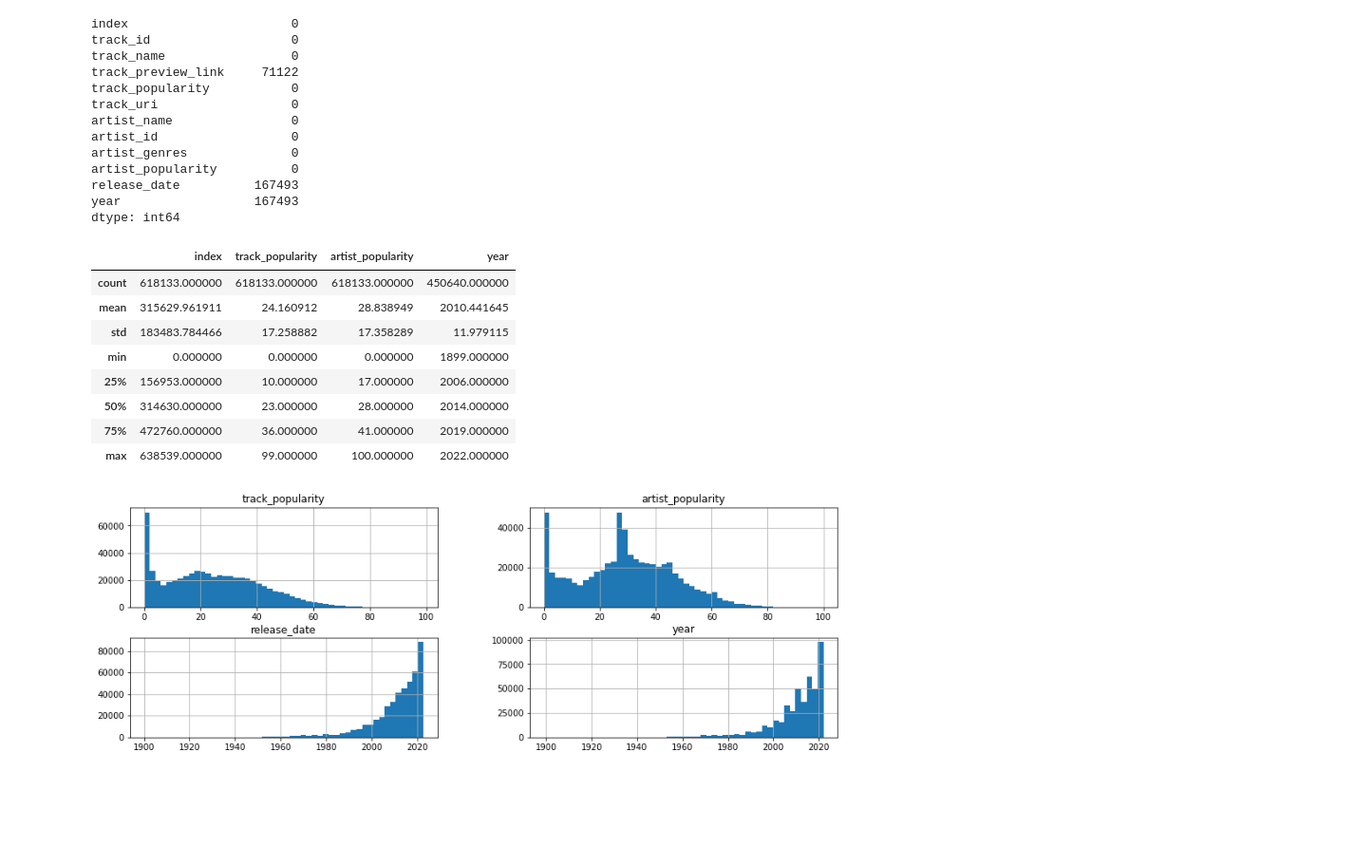
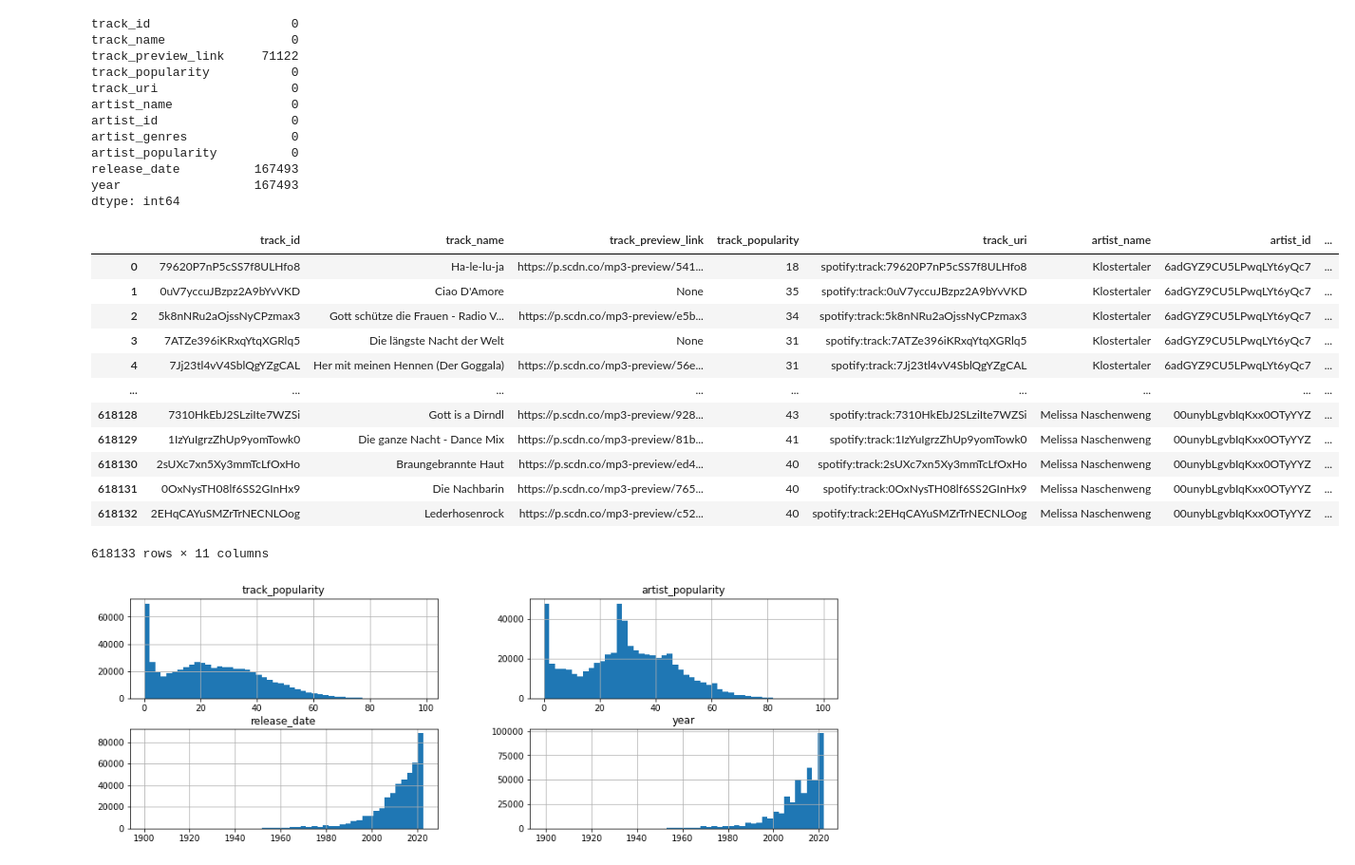
Before and after one commit to rollingstorms/Sound-Content-Music-Recommendation-System, a Jupyter notebook: Spotify EDA.ipynb, the cells around one changed output. Shown at 95% size. Cells and saved outputs as stored; diff of their text form; code cells hidden in the pictures; blank space fills up the shorter version.

```diff
--- a/Spotify EDA.ipynb
+++ b/Spotify EDA.ipynb
@@ -5,7 +5,7 @@ import matplotlib.pyplot as plt
 # %%
 tracks_df = feather.read_feather('data/all_tracks.feather')
 # %%
-tracks_df = tracks_df.drop_duplicates(subset=['track_id']).reset_index()
+tracks_df = tracks_df.drop_duplicates(subset=['track_id']).reset_index(drop=True)
 # %%
 tracks_df['release_date'] = pd.to_datetime(tracks_df['release_date'],  errors='coerce', infer_datetime_format=True)
 # %%
@@ -13,7 +13,6 @@ tracks_df['year'] = tracks_df['release_date'].dt.year
 # %%
 tracks_df.isna().sum()
 # %% [output]
-index                      0
 track_id                   0
 track_name                 0
 track_preview_link     71122
@@ -27,17 +26,21 @@ release_date          167493
 year                  167493
 dtype: int64
 # %%
-tracks_df.describe()
+tracks_df
 # %% [output]
-|  | index | track_popularity | artist_popularity | year |
-| count | 618133.000000 | 618133.000000 | 618133.000000 | 450640.000000 |
-| mean | 315629.961911 | 24.160912 | 28.838949 | 2010.441645 |
-| std | 183483.784466 | 17.258882 | 17.358289 | 11.979115 |
-| min | 0.000000 | 0.000000 | 0.000000 | 1899.000000 |
-| 25% | 156953.000000 | 10.000000 | 17.000000 | 2006.000000 |
-| 50% | 314630.000000 | 23.000000 | 28.000000 | 2014.000000 |
-| 75% | 472760.000000 | 36.000000 | 41.000000 | 2019.000000 |
-| max | 638539.000000 | 99.000000 | 100.000000 | 2022.000000 |
+|  | track_id | track_name | track_preview_link | track_popularity | track_uri | artist_name | artist_id | ... |
+| 0 | 79620P7nP5cSS7f8ULHfo8 | Ha-le-lu-ja | https://p.scdn.co/mp3-preview/541... | 18 | spotify:track:79620P7nP5cSS7f8ULHfo8 | Klostertaler | 6adGYZ9CU5LPwqLYt6yQc7 | ... |
+| 1 | 0uV7yccuJBzpz2A9bYvVKD | Ciao D'Amore | None | 35 | spotify:track:0uV7yccuJBzpz2A9bYvVKD | Klostertaler | 6adGYZ9CU5LPwqLYt6yQc7 | ... |
+| 2 | 5k8nNRu2aOjssNyCPzmax3 | Gott schütze die Frauen - Radio V... | https://p.scdn.co/mp3-preview/e5b... | 34 | spotify:track:5k8nNRu2aOjssNyCPzmax3 | Klostertaler | 6adGYZ9CU5LPwqLYt6yQc7 | ... |
+| 3 | 7ATZe396iKRxqYtqXGRlq5 | Die längste Nacht der Welt | None | 31 | spotify:track:7ATZe396iKRxqYtqXGRlq5 | Klostertaler | 6adGYZ9CU5LPwqLYt6yQc7 | ... |
+| 4 | 7Jj23tl4vV4SblQgYZgCAL | Her mit meinen Hennen (Der Goggala) | https://p.scdn.co/mp3-preview/56e... | 31 | spotify:track:7Jj23tl4vV4SblQgYZgCAL | Klostertaler | 6adGYZ9CU5LPwqLYt6yQc7 | ... |
+| ... | ... | ... | ... | ... | ... | ... | ... | ... |
+| 618128 | 7310HkEbJ2SLziIte7WZSi | Gott is a Dirndl | https://p.scdn.co/mp3-preview/928... | 43 | spotify:track:7310HkEbJ2SLziIte7WZSi | Melissa Naschenweng | 00unybLgvbIqKxx0OTyYYZ | ... |
+| 618129 | 1IzYuIgrzZhUp9yomTowk0 | Die ganze Nacht - Dance Mix | https://p.scdn.co/mp3-preview/81b... | 41 | spotify:track:1IzYuIgrzZhUp9yomTowk0 | Melissa Naschenweng | 00unybLgvbIqKxx0OTyYYZ | ... |
+| 618130 | 2sUXc7xn5Xy3mmTcLfOxHo | Braungebrannte Haut | https://p.scdn.co/mp3-preview/ed4... | 40 | spotify:track:2sUXc7xn5Xy3mmTcLfOxHo | Melissa Naschenweng | 00unybLgvbIqKxx0OTyYYZ | ... |
+| 618131 | 0OxNysTH08lf6SS2GInHx9 | Die Nachbarin | https://p.scdn.co/mp3-preview/765... | 40 | spotify:track:0OxNysTH08lf6SS2GInHx9 | Melissa Naschenweng | 00unybLgvbIqKxx0OTyYYZ | ... |
+| 618132 | 2EHqCAYuSMZrTrNECNLOog | Lederhosenrock | https://p.scdn.co/mp3-preview/c52... | 40 | spotify:track:2EHqCAYuSMZrTrNECNLOog | Melissa Naschenweng | 00unybLgvbIqKxx0OTyYYZ | ... |
+618133 rows × 11 columns
 # %%
 fig, ax = plt.subplots(figsize=(15,5))
 tracks_df.hist(ax=ax, bins=50)
```
Also changed, not shown: parts of 9 cells of this notebook, 3 other files.
